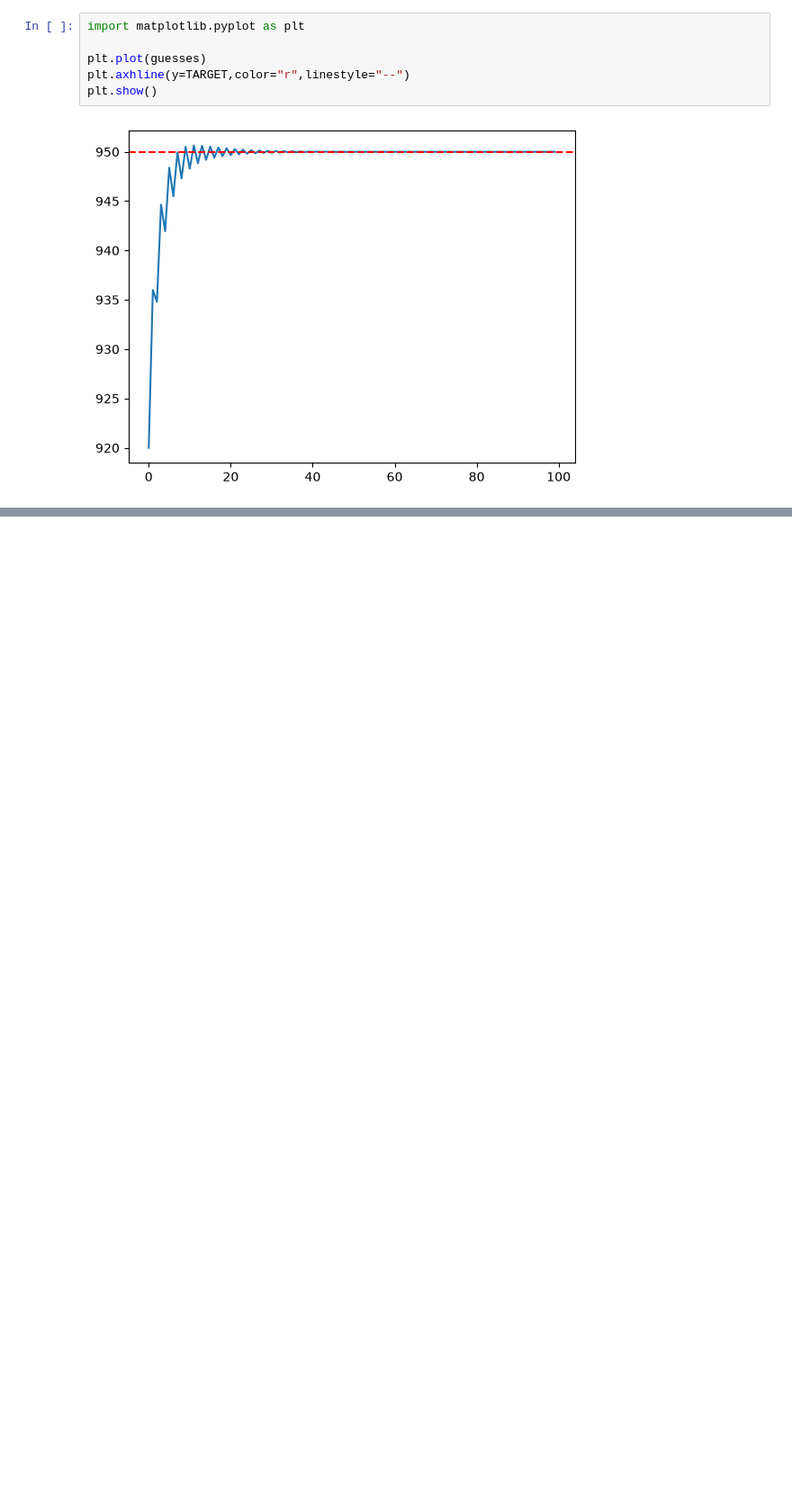
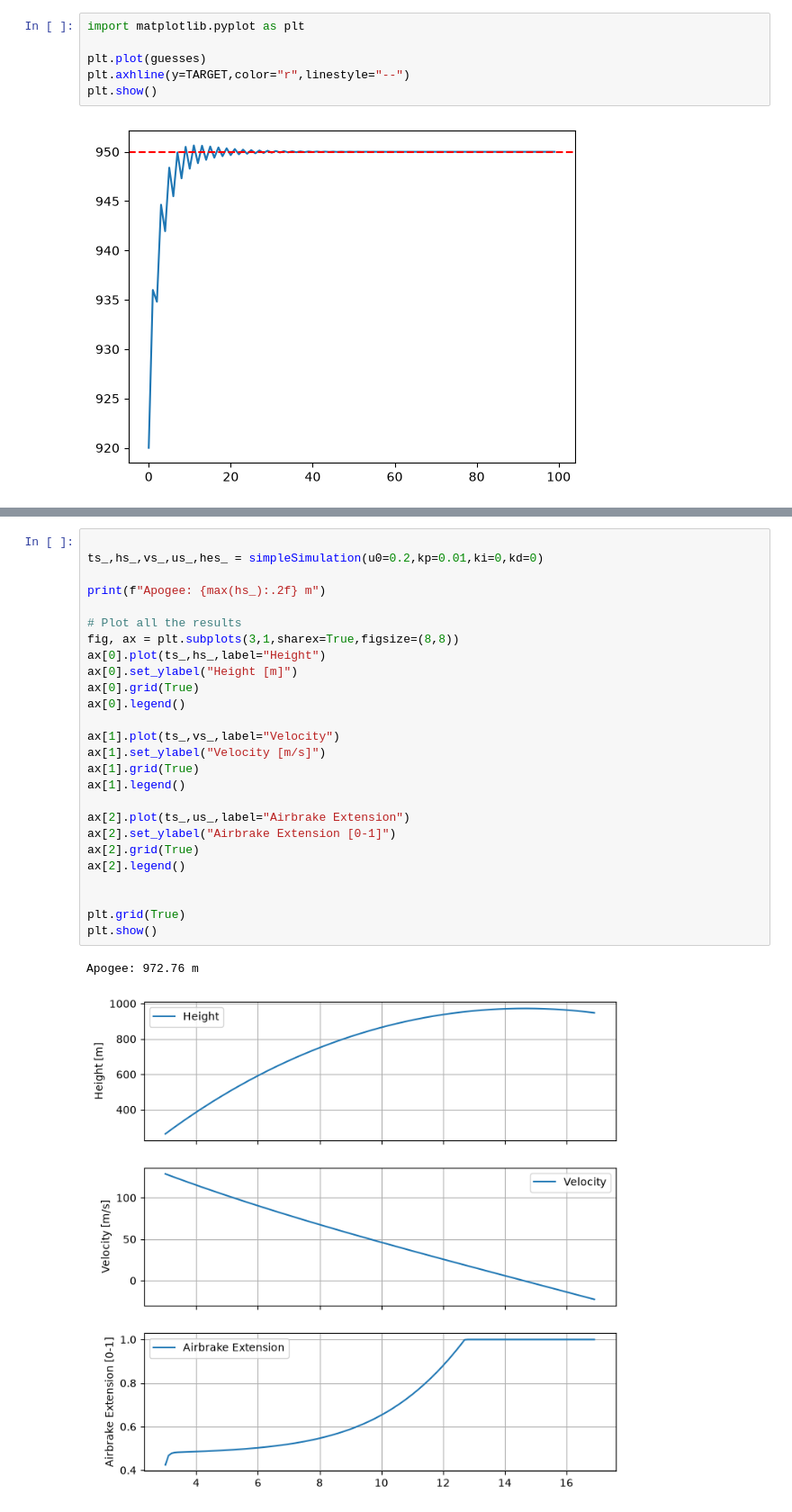
Before and after one commit to the-lightstack/kiraAirbrakeSoftware, a Jupyter notebook: pid_simple.ipynb, the cells around one changed output, grey strips where cells are left out. Shown at 90% size. Saved outputs shown, nothing was run; the diff lists cells and outputs as text; blank space fills up the shorter version.

Commit message:
add: simple PID tuning sim

```diff
--- a/pid_simple.ipynb
+++ b/pid_simple.ipynb
@@ -137,0 +239,29 @@ plt.show()
+# %%
+
+ts_,hs_,vs_,us_,hes_ = simpleSimulation(u0=0.2,kp=0.01,ki=0,kd=0)
+
+print(f"Apogee: {max(hs_):.2f} m")
+
+# Plot all the results
+fig, ax = plt.subplots(3,1,sharex=True,figsize=(8,8))
+ax[0].plot(ts_,hs_,label="Height")
+ax[0].set_ylabel("Height [m]")
+ax[0].grid(True)
+ax[0].legend()
+
+ax[1].plot(ts_,vs_,label="Velocity")
+ax[1].set_ylabel("Velocity [m/s]")
+ax[1].grid(True)
+ax[1].legend()
+
+ax[2].plot(ts_,us_,label="Airbrake Extension")
+ax[2].set_ylabel("Airbrake Extension [0-1]")
+ax[2].grid(True)
+ax[2].legend()
+
+
+plt.grid(True)
+plt.show()
+# %% [output]
+Apogee: 972.76 m
+[figure, added]
```
Also changed, not shown: parts of 3 cells of this notebook, 1 other file.
